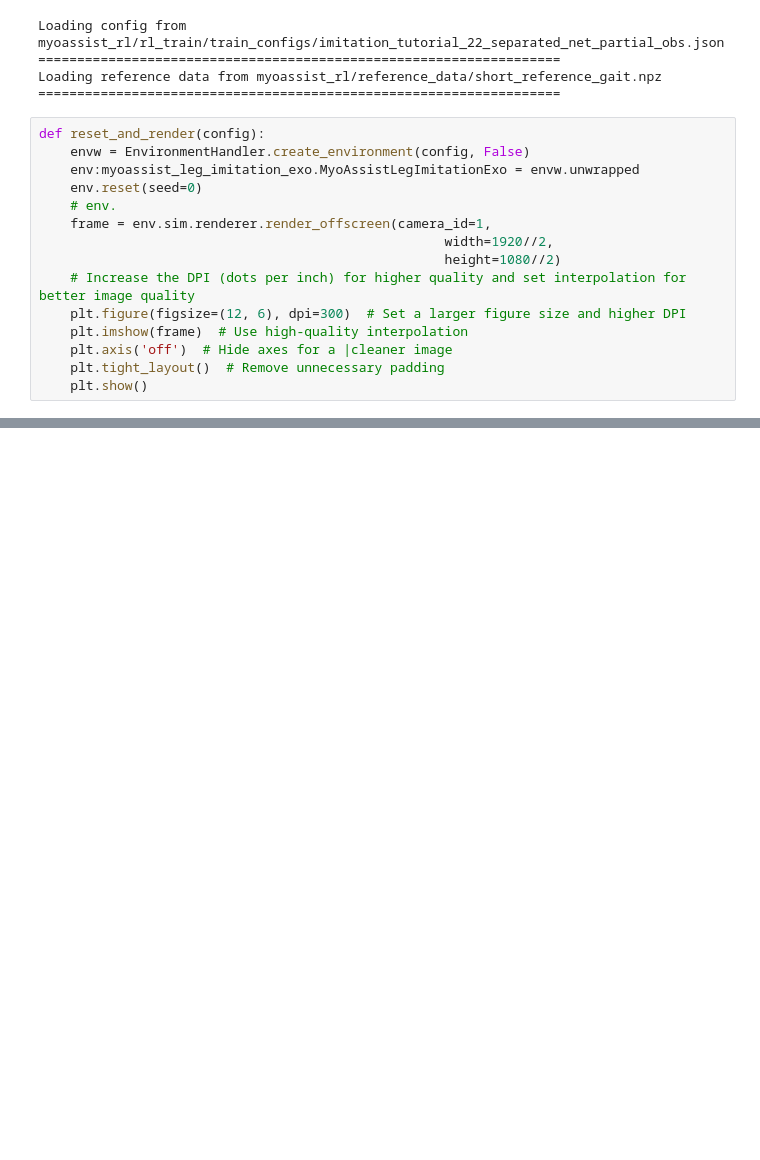
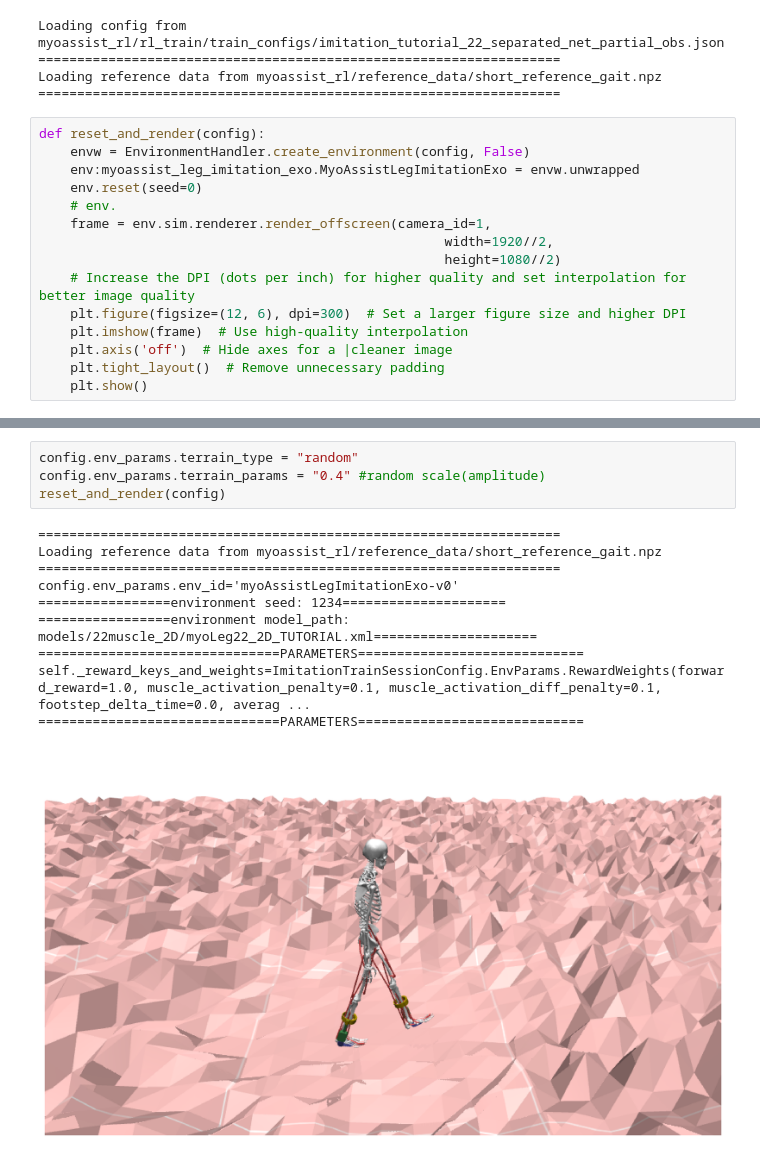
Before and after one commit to neumovelab/myoassist, a Jupyter notebook: docs/tutorial/rl_terrain_tutorial.ipynb, the cells around one changed output, grey strips where cells are left out. Cells and saved outputs as stored; diff of their text form; blank space fills up the shorter version.

```diff
--- a/docs/tutorial/rl_terrain_tutorial.ipynb
+++ b/docs/tutorial/rl_terrain_tutorial.ipynb
@@ -83,3 +83,18 @@ self._reward_keys_and_weights=ImitationTrainSessionConfig.EnvParams.RewardWeight
+# %%
+config.env_params.terrain_type = "random"
+config.env_params.terrain_params = "0.4" #random scale(amplitude)
+reset_and_render(config)
+# %% [output]
+===================================================================
+Loading reference data from myoassist_rl/reference_data/short_reference_gait.npz
+===================================================================
+config.env_params.env_id='myoAssistLegImitationExo-v0'
+=================environment seed: 1234=====================
+=================environment model_path: models/22muscle_2D/myoLeg22_2D_TUTORIAL.xml=====================
+===============================PARAMETERS=============================
+self._reward_keys_and_weights=ImitationTrainSessionConfig.EnvParams.RewardWeights(forward_reward=1.0, muscle_activation_penalty=0.1, muscle_activation_diff_penalty=0.1, footstep_delta_time=0.0, averag ...
+===============================PARAMETERS=============================
+[figure, added]
 # %%
 config.env_params.terrain_type = "harmonic_sinusoidal"
 config.env_params.terrain_params = "0.1 40 0.3 60"# + " 0.0 20 0.5 100"# row amp, row period, col amp, col period...
```
Also changed, not shown: parts of 6 cells of this notebook.
